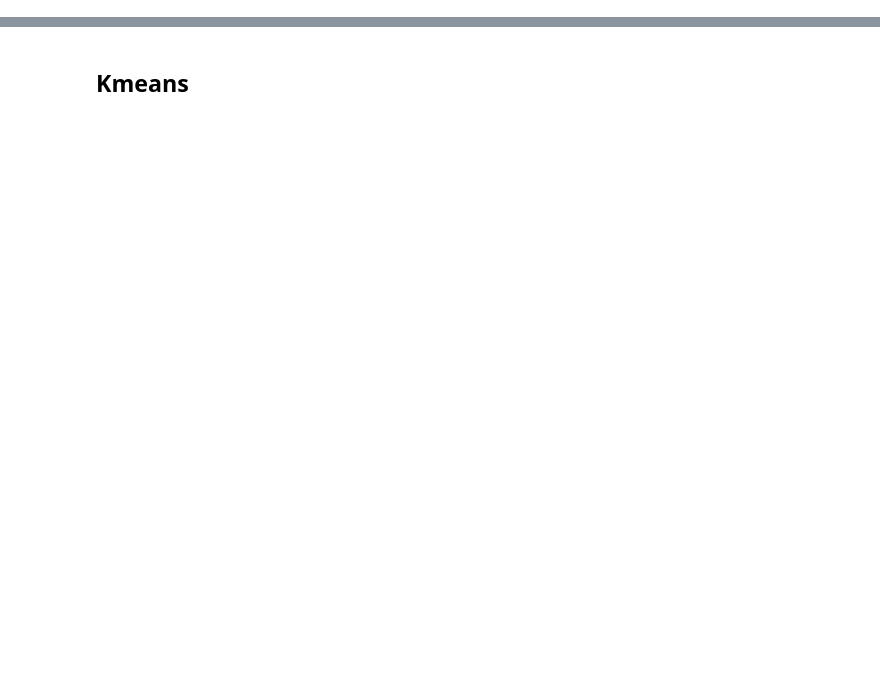
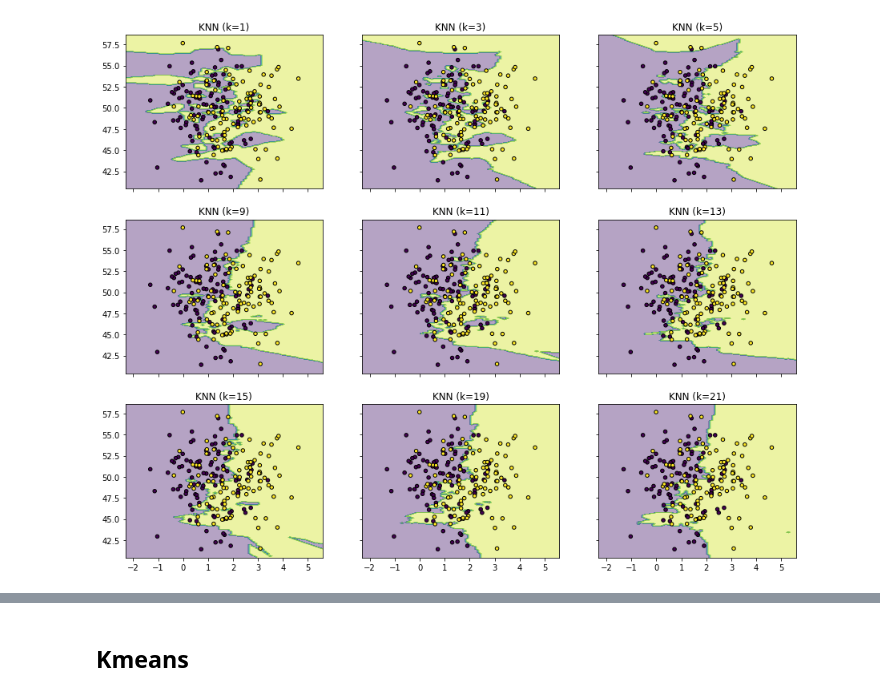
Before and after one commit to yeb2Binfang/ECE-GY-9163-ML-cyber, a Jupyter notebook: Lab/KNN_Kmeans.ipynb, the cells around one changed output, grey strips where cells are left out. Cells and saved outputs as stored; diff of their text form; code cells hidden in the pictures; blank space fills up the shorter version.

```diff
--- a/Lab/KNN_Kmeans.ipynb
+++ b/Lab/KNN_Kmeans.ipynb
@@ -32,0 +134,25 @@ KNN是一个no parametric model，意思就是它的模型是没有参数的，
+# %%
+clfs = []
+neighbors = [1,3,5,9,11,13,15,19,21]
+for i in range(len(neighbors)):
+  clfs.append(KNeighborsClassifier(n_neighbors=neighbors[i]).fit(X, y))
+# %%
+## Visualize it
+x_min, x_max = X[:, 0].min() - 1, X[:, 0].max() + 1
+y_min, y_max = X[:, 1].min() - 1, X[:, 1].max() + 1
+xx, yy = np.meshgrid(np.arange(x_min, x_max, 0.1),
+                     np.arange(y_min, y_max, 0.1))
+
+fig, ax = plt.subplots(3,3, sharex='col', sharey='row', figsize=(15,12))
+for idx, clf, title in zip(product([0,1,2],[0,1,2]),
+                           clfs,
+                           ['KNN (k=%d)'%k for k in neighbors]):
+  z = clf.predict(np.c_[xx.ravel(), yy.ravel()])
+  z = z.reshape(xx.shape)
+
+  ax[idx[0], idx[1]].contourf(xx, yy, z, alpha=0.4)
+  ax[idx[0], idx[1]].scatter(X[:, 0], X[:, 1], c=y, s=20, edgecolor='k')
+  ax[idx[0], idx[1]].set_title(title)
+plt.show()
+# %% [output]
+[figure, added]
```
Also changed, not shown: parts of 17 cells of this notebook.
